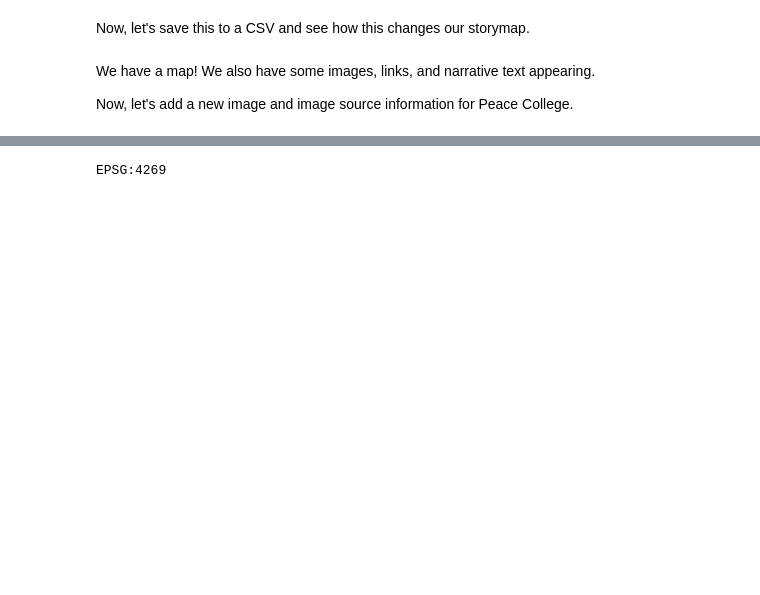
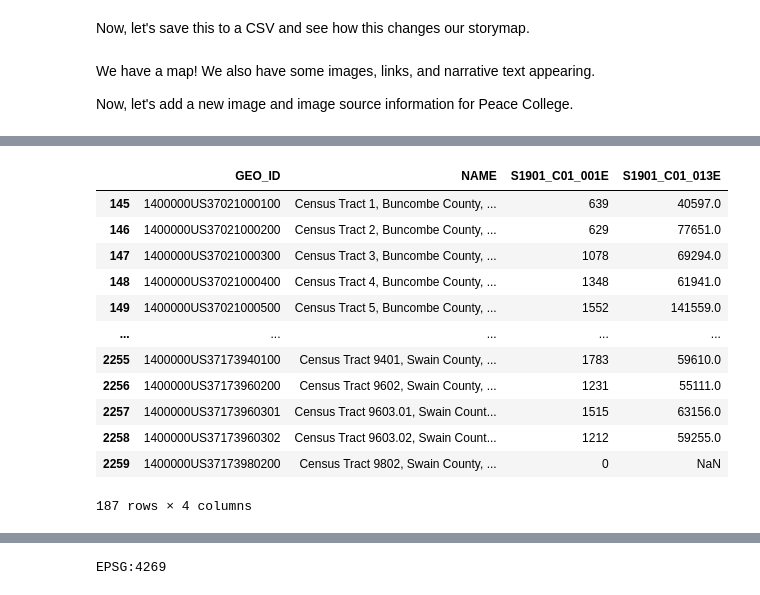
Before and after one commit to ConBonAon/GISFinal2023, a Jupyter notebook: storymap.ipynb, the cells around one changed output, grey strips where cells are left out. Saved outputs shown, nothing was run; the diff lists cells and outputs as text; code cells hidden in the pictures; blank space fills up the shorter version.

Commit message:
added census stuff

```diff
--- a/storymap.ipynb
+++ b/storymap.ipynb
@@ -825,0 +809,9 @@ t_census
+# %%
+
+column_name = 'S1901_C01_001E'
+column_name2 = 'S1901_C01_013E'
+start_index = 1
+
+# Convert values to numeric starting from the specified row index
+t_census[column_name][start_index:] = pd.to_numeric(t_census[column_name][start_index:], errors='coerce')
+t_census[column_name2][start_index:] = pd.to_numeric(t_census[column_name2][start_index:], errors='coerce')
@@ -825,0 +827,18 @@ t_census
+# %%
+keywords = ['Swain', 'Chatham', 'Buncombe', 'Henderson', 'Caldwell', 'Graham', 'Haywood', 'Mcdowell', 'Caswell', 'Person']
+t_census_2 = t_census[t_census['NAME'].str.contains('|'.join(keywords), case=False)]
+t_census_2
+# %% [output]
+|  | GEO_ID | NAME | S1901_C01_001E | S1901_C01_013E |
+| 145 | 1400000US37021000100 | Census Tract 1, Buncombe County, ... | 639 | 40597.0 |
+| 146 | 1400000US37021000200 | Census Tract 2, Buncombe County, ... | 629 | 77651.0 |
+| 147 | 1400000US37021000300 | Census Tract 3, Buncombe County, ... | 1078 | 69294.0 |
+| 148 | 1400000US37021000400 | Census Tract 4, Buncombe County, ... | 1348 | 61941.0 |
+| 149 | 1400000US37021000500 | Census Tract 5, Buncombe County, ... | 1552 | 141559.0 |
+| ... | ... | ... | ... | ... |
+| 2255 | 1400000US37173940100 | Census Tract 9401, Swain County, ... | 1783 | 59610.0 |
+| 2256 | 1400000US37173960200 | Census Tract 9602, Swain County, ... | 1231 | 55111.0 |
+| 2257 | 1400000US37173960301 | Census Tract 9603.01, Swain Count... | 1515 | 63156.0 |
+| 2258 | 1400000US37173960302 | Census Tract 9603.02, Swain Count... | 1212 | 59255.0 |
+| 2259 | 1400000US37173980200 | Census Tract 9802, Swain County, ... | 0 | NaN |
+187 rows × 4 columns
```
Also changed, not shown: parts of 24 cells of this notebook, 1 other file.
